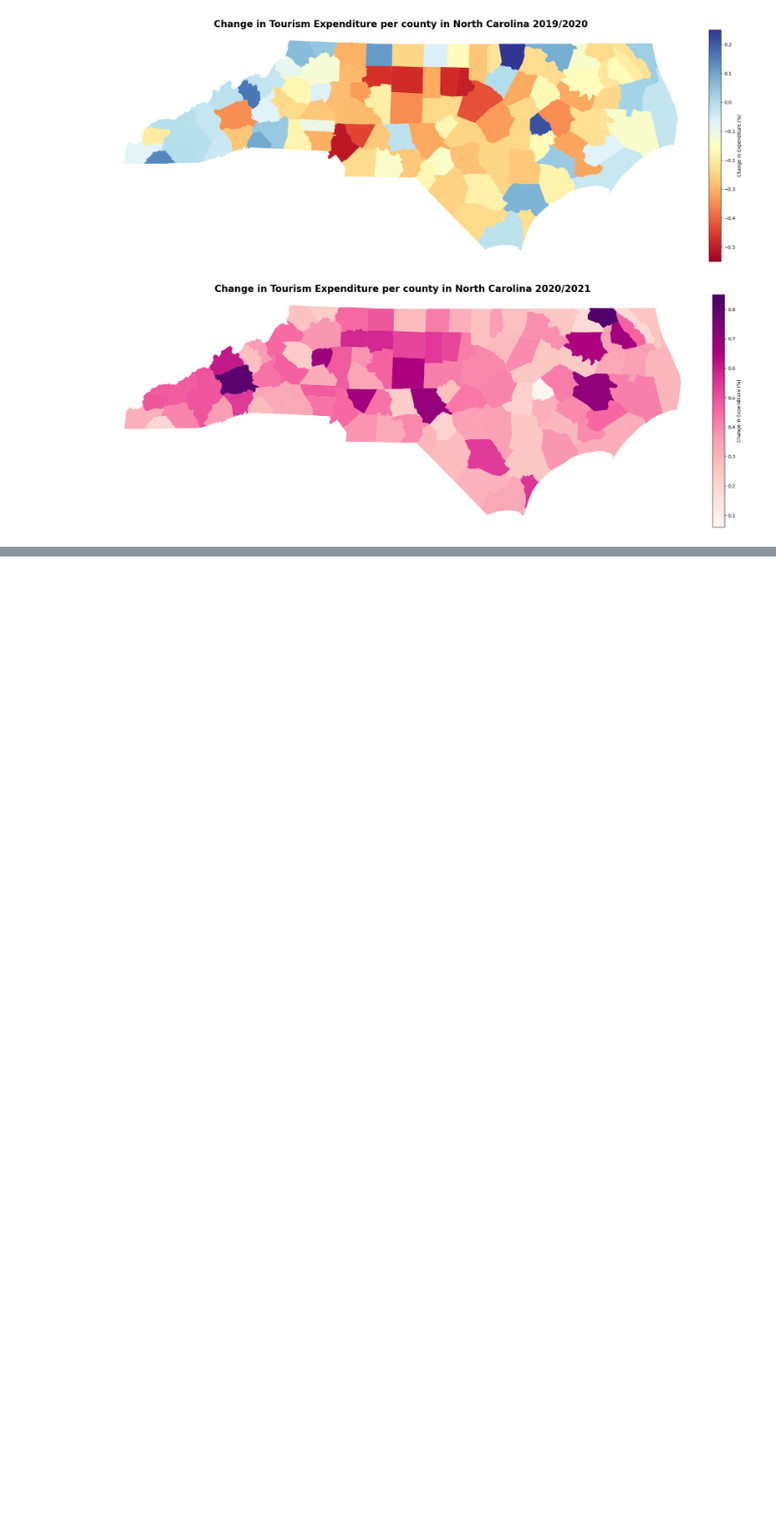
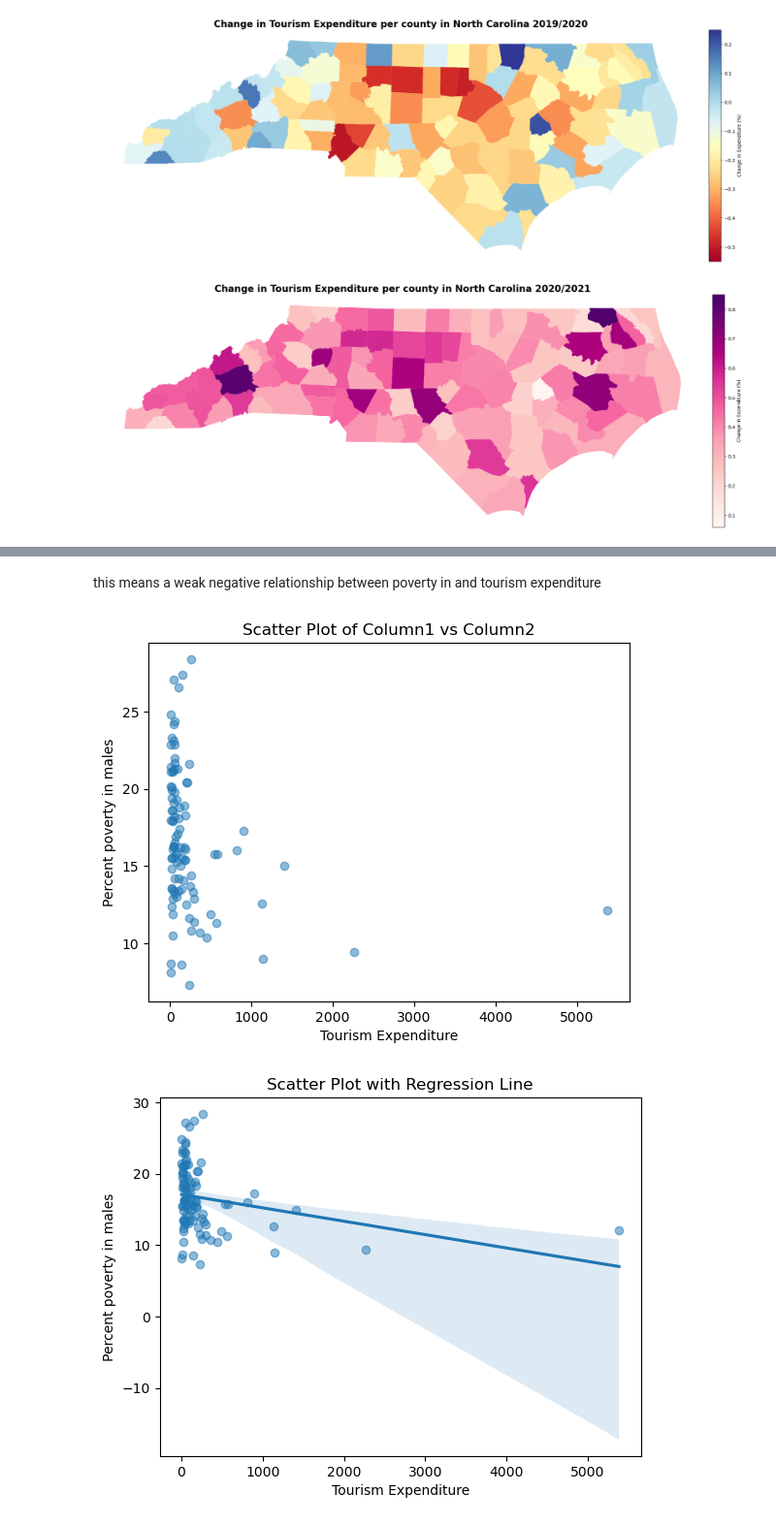
Before and after one commit to ajrossprtm/finalprojectGIS495, a Jupyter notebook: attempt2.ipynb, the cells around one changed output, grey strips where cells are left out. Shown at 97% size. Drawn from its saved outputs; the diff is of its cells as text; code cells hidden in the pictures; blank space fills up the shorter version.

Commit message:
added coded to find corr btween pov & expenditure

```diff
--- a/attempt2.ipynb
+++ b/attempt2.ipynb
@@ -754,0 +771,19 @@ plt.show()
+# %%
+xmerged_16= counties.merge(econ2016, how='inner', on='CO_NAME')
+
+merged_2016 = xmerged_16.merge(poverty_sex_perc16, how='inner', on='CO_NAME')
+
+xmerged_17= counties.merge(econ2017, how='inner', on='CO_NAME')
+merged_2017= xmerged_17.merge(poverty_sex_perc17, how='inner', on='CO_NAME')
+
+xmerged_18= counties.merge(econ2018, how='inner', on='CO_NAME')
+merged_2018= xmerged_18.merge(poverty_sex_perc18, how='inner', on='CO_NAME')
+
+xmerged_19= counties.merge(econ2019, how='inner', on='CO_NAME')
+merged_2019= xmerged_19.merge(poverty_sex_perc19, how='inner', on='CO_NAME')
+
+xmerged_20= counties.merge(econ2020, how='inner', on='CO_NAME')
+merged_2020= xmerged_20.merge(poverty_sex_perc20, how='inner', on='CO_NAME')
+
+xmerged_21= counties.merge(econ2021, how='inner', on='CO_NAME')
+merged_2021= xmerged_21.merge(poverty_sex_perc21, how='inner', on='CO_NAME')
@@ -754,0 +975,33 @@ plt.show()
+# %% [markdown]
+ this means a weak negative relationship between poverty in and tourism expenditure
+# %%
+import pandas as pd
+import matplotlib.pyplot as plt
+import seaborn as sns
+
+# Assuming you have a DataFrame named 'merged_2017' with columns 'column1_index' and 'column2_index'
+# Replace 'your_path' with the actual file path or use the appropriate method to load your data
+
+# Get the two columns using their index positions
+index_col1 = 21  # Replace with the actual index of 'column1_index'
+index_col2 = 24  # Replace with the actual index of 'column2_index'
+
+# Convert columns to numeric type
+column1 = pd.to_numeric(merged_2017.iloc[:, index_col1], errors='coerce')
+column2 = pd.to_numeric(merged_2017.iloc[:, index_col2], errors='coerce')
+
+# Create a scatter plot
+plt.scatter(column1, column2, alpha=0.5)
+plt.title('Scatter Plot of Column1 vs Column2')
+plt.xlabel('Tourism Expenditure')
+plt.ylabel('Percent poverty in males')
+plt.show()
+
+sns.regplot(x=column1, y=column2, scatter_kws={'alpha':0.5})
+plt.title('Scatter Plot with Regression Line')
+plt.xlabel('Tourism Expenditure')
+plt.ylabel('Percent poverty in males')
+plt.show()
+# %% [output]
+[figure, added]
+[figure, added]
```
Also changed, not shown: parts of 5 cells of this notebook.
